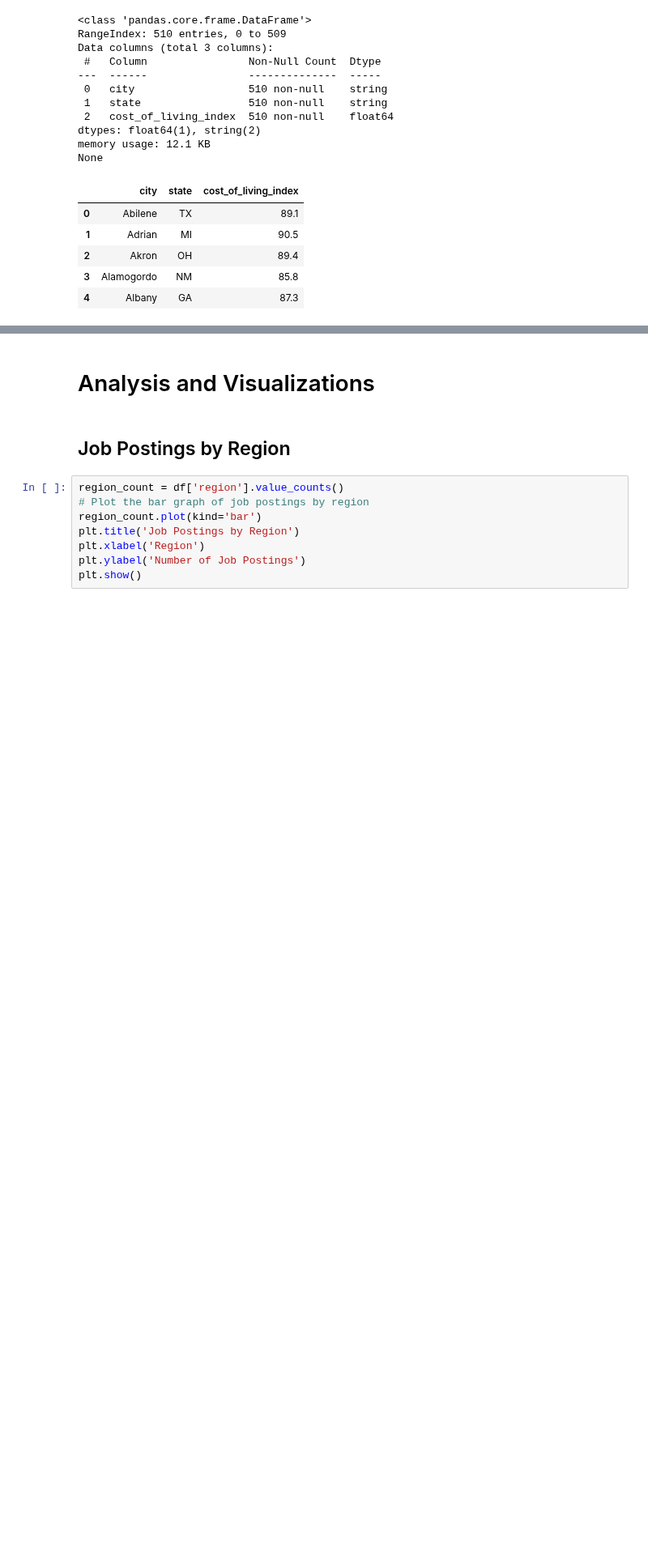
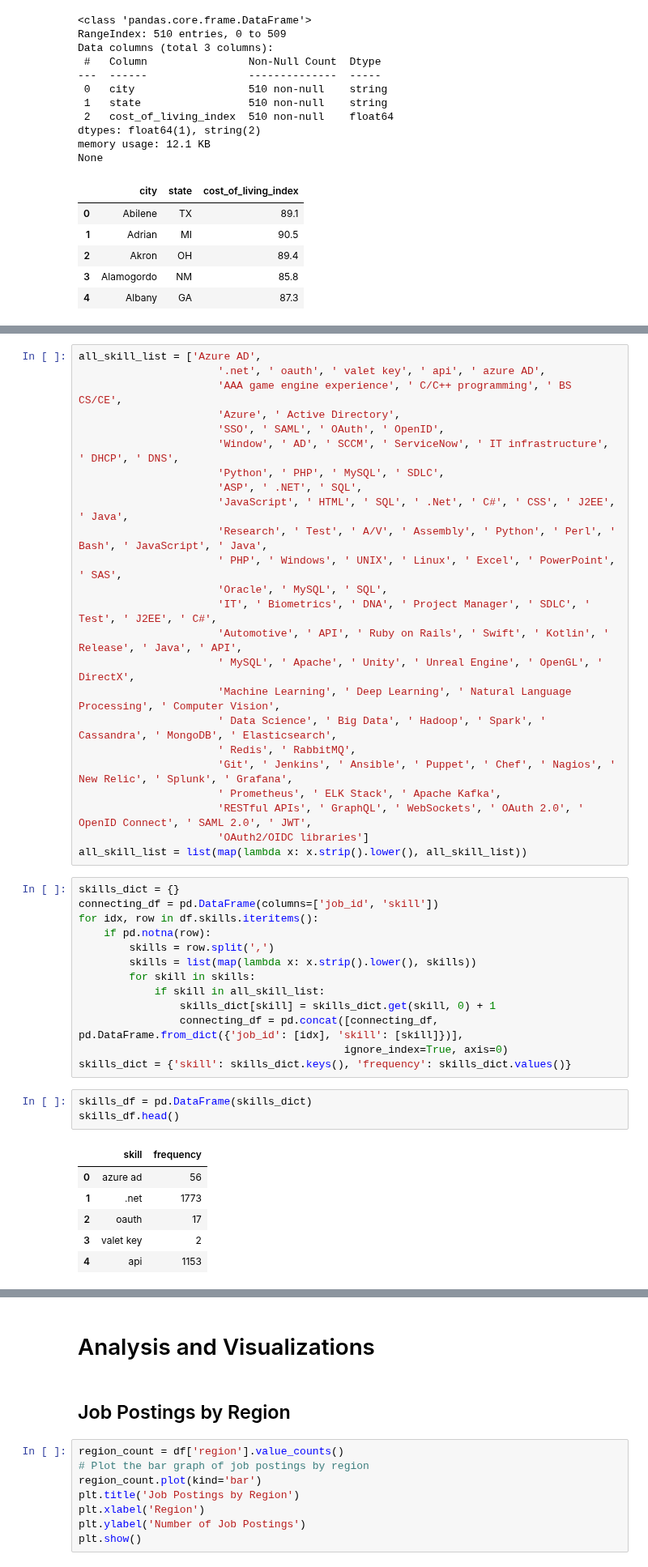
Before and after one commit to harsh-jain101/2023Spr_projects, a Jupyter notebook: Dice.ipynb, the cells around one changed output, grey strips where cells are left out. Shown at 81% size. Saved outputs shown, nothing was run; the diff lists cells and outputs as text; blank space fills up the shorter version.

```diff
--- a/Dice.ipynb
+++ b/Dice.ipynb
@@ -549,0 +552,47 @@ None
+# %%
+all_skill_list = ['Azure AD',
+                      '.net', ' oauth', ' valet key', ' api', ' azure AD',
+                      'AAA game engine experience', ' C/C++ programming', ' BS CS/CE',
+                      'Azure', ' Active Directory',
+                      'SSO', ' SAML', ' OAuth', ' OpenID',
+                      'Window', ' AD', ' SCCM', ' ServiceNow', ' IT infrastructure', ' DHCP', ' DNS',
+                      'Python', ' PHP', ' MySQL', ' SDLC',
+                      'ASP', ' .NET', ' SQL',
+                      'JavaScript', ' HTML', ' SQL', ' .Net', ' C#', ' CSS', ' J2EE', ' Java',
+                      'Research', ' Test', ' A/V', ' Assembly', ' Python', ' Perl', ' Bash', ' JavaScript', ' Java',
+                      ' PHP', ' Windows', ' UNIX', ' Linux', ' Excel', ' PowerPoint', ' SAS',
+                      'Oracle', ' MySQL', ' SQL',
+                      'IT', ' Biometrics', ' DNA', ' Project Manager', ' SDLC', ' Test', ' J2EE', ' C#',
+                      'Automotive', ' API', ' Ruby on Rails', ' Swift', ' Kotlin', ' Release', ' Java', ' API',
+                      ' MySQL', ' Apache', ' Unity', ' Unreal Engine', ' OpenGL', ' DirectX',
+                      'Machine Learning', ' Deep Learning', ' Natural Language Processing', ' Computer Vision',
+                      ' Data Science', ' Big Data', ' Hadoop', ' Spark', ' Cassandra', ' MongoDB', ' Elasticsearch',
+                      ' Redis', ' RabbitMQ',
+                      'Git', ' Jenkins', ' Ansible', ' Puppet', ' Chef', ' Nagios', ' New Relic', ' Splunk', ' Grafana',
+                      ' Prometheus', ' ELK Stack', ' Apache Kafka',
+                      'RESTful APIs', ' GraphQL', ' WebSockets', ' OAuth 2.0', ' OpenID Connect', ' SAML 2.0', ' JWT',
+                      'OAuth2/OIDC libraries']
+all_skill_list = list(map(lambda x: x.strip().lower(), all_skill_list))
+# %%
+skills_dict = {}
+connecting_df = pd.DataFrame(columns=['job_id', 'skill'])
+for idx, row in df.skills.iteritems():
+    if pd.notna(row):
+        skills = row.split(',')
+        skills = list(map(lambda x: x.strip().lower(), skills))
+        for skill in skills:
+            if skill in all_skill_list:
+                skills_dict[skill] = skills_dict.get(skill, 0) + 1
+                connecting_df = pd.concat([connecting_df, pd.DataFrame.from_dict({'job_id': [idx], 'skill': [skill]})],
+                                          ignore_index=True, axis=0)
+skills_dict = {'skill': skills_dict.keys(), 'frequency': skills_dict.values()}
+# %%
+skills_df = pd.DataFrame(skills_dict)
+skills_df.head()
+# %% [output]
+|  | skill | frequency |
+| 0 | azure ad | 56 |
+| 1 | .net | 1773 |
+| 2 | oauth | 17 |
+| 3 | valet key | 2 |
+| 4 | api | 1153 |
```
Also changed, not shown: parts of 12 cells of this notebook.
